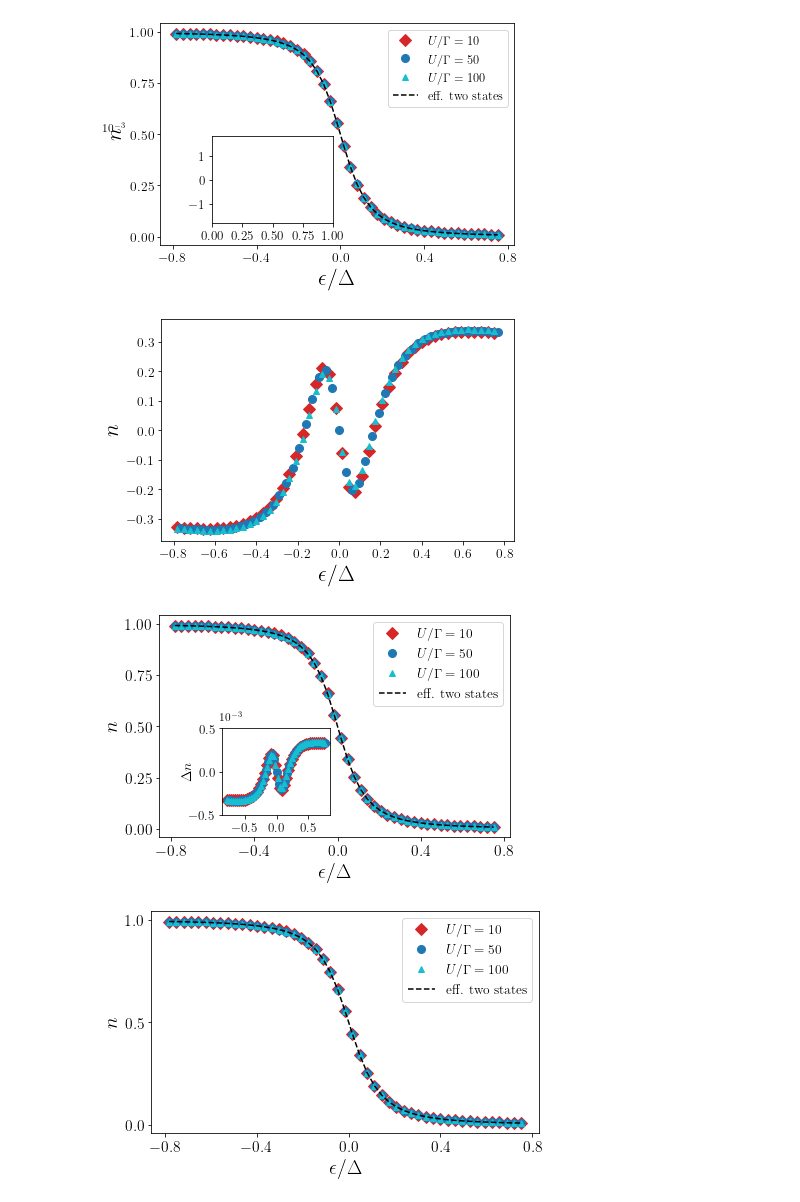
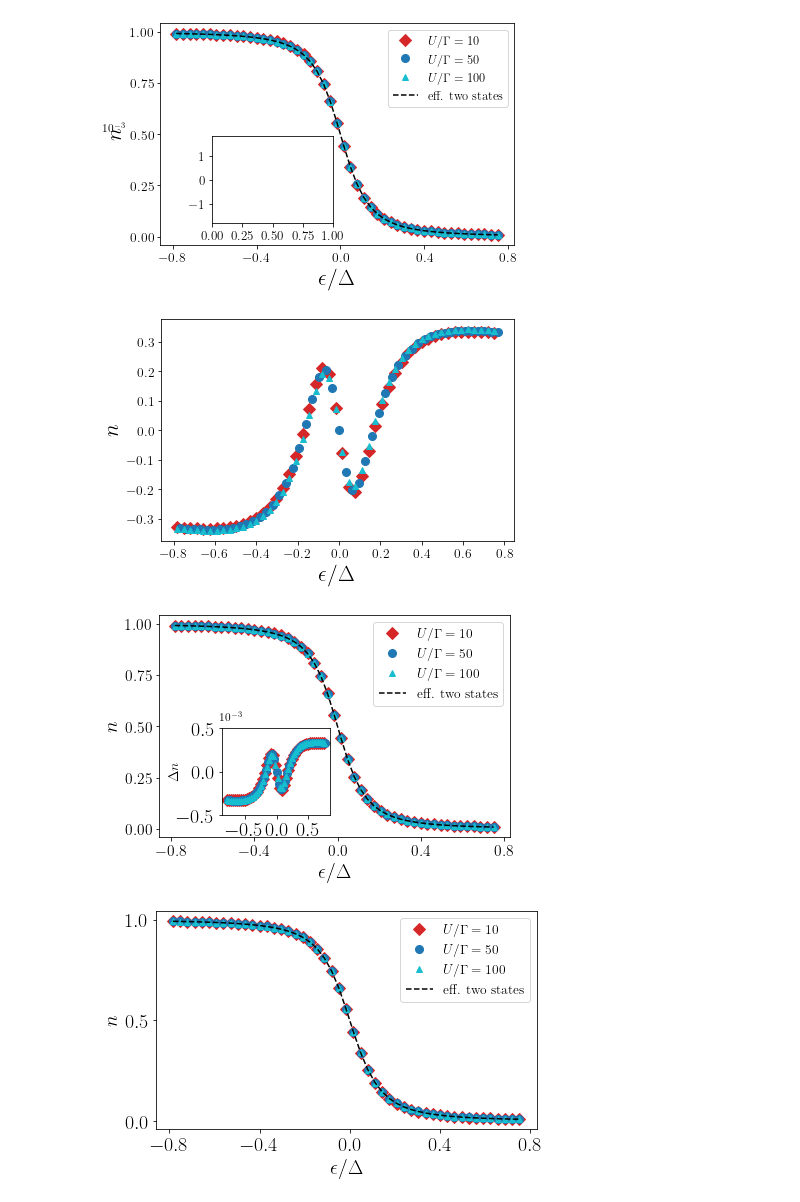
Before and after one commit to yun-yan/linyentin, a Jupyter notebook: occupation_paper.ipynb, the cells around one changed output. Saved outputs shown, nothing was run; the diff lists cells and outputs as text; code cells hidden in the pictures.

```diff
--- a/occupation_paper.ipynb
+++ b/occupation_paper.ipynb
@@ -509,8 +509,8 @@ my_y_ticks = [-0.5,0.0,0.5]
 plt.yticks(my_y_ticks)
 
 
-plt.xticks(fontsize=13)
-plt.yticks(fontsize=13)
+plt.xticks(fontsize=20)
+plt.yticks(fontsize=20)
 
 plt.text(-0.9, 0.6, '$10^{-3}$',fontsize=11.5)
 
@@ -535,38 +535,38 @@ plt.show()
 #%%
 
 fig, ax = plt.subplots(figsize=(6.4,4.))
-plt.xticks(fontsize=15.5)
-plt.yticks(fontsize=15.5)
+plt.xticks(fontsize=20)
+plt.yticks(fontsize=20)
 
 my_x_ticks = [-0.8,-0.4,0.0,0.4,0.8]
 plt.xticks(my_x_ticks)
 
 my_y_ticks = [0.0,0.5,1.0]
 plt.yticks(my_y_ticks)
 
 
 plt.plot(e_list[1:-1:2],n_array1[1:-1:2],'D' ,color='tab:red',markersize='9',label=r"$U/\Gamma=10$",zorder=-4)#
 plt.plot(e_list[1:-1:2],n_array2[1:-1:2],'o' ,color='tab:blue',markersize='8',label=r"$U/\Gamma=50$",zorder=-4)#
 plt.plot(e_list[1:-1:2],n_array3[1:-1:2],'^' ,color='tab:cyan',markersize='6',label=r"$U/\Gamma=100$",zorder=-4)#
 
 plt.plot(e_list[1:-1:2],n_list3[1:-1:2],'--' ,color='k',label=r"eff. two states",zorder=-4)#
 
 
 plt.legend(loc='best',fontsize=13.5)
 plt.xlabel(r'$\epsilon/\Delta$',fontsize=20)
 plt.ylabel(r'$n$',fontsize=20)
 
 
 
 
 
 #plt.title(r"$U$=%g,t=%g,$d$=%g,$W$=%g,$\Gamma=%g$"%(U,T,d,W,G),fontsize=14)
 plt.tight_layout()
 plt.savefig('plot/two_level_fRG_scalingU_v2.png',format='png',dpi=300)
 
 plt.show()
 # %% [output]
 [figure]
 [figure]
-[figure, old version]
+[figure, new version]
-[figure, old version]
+[figure, new version]
```
Also changed, not shown: 2 other files.
